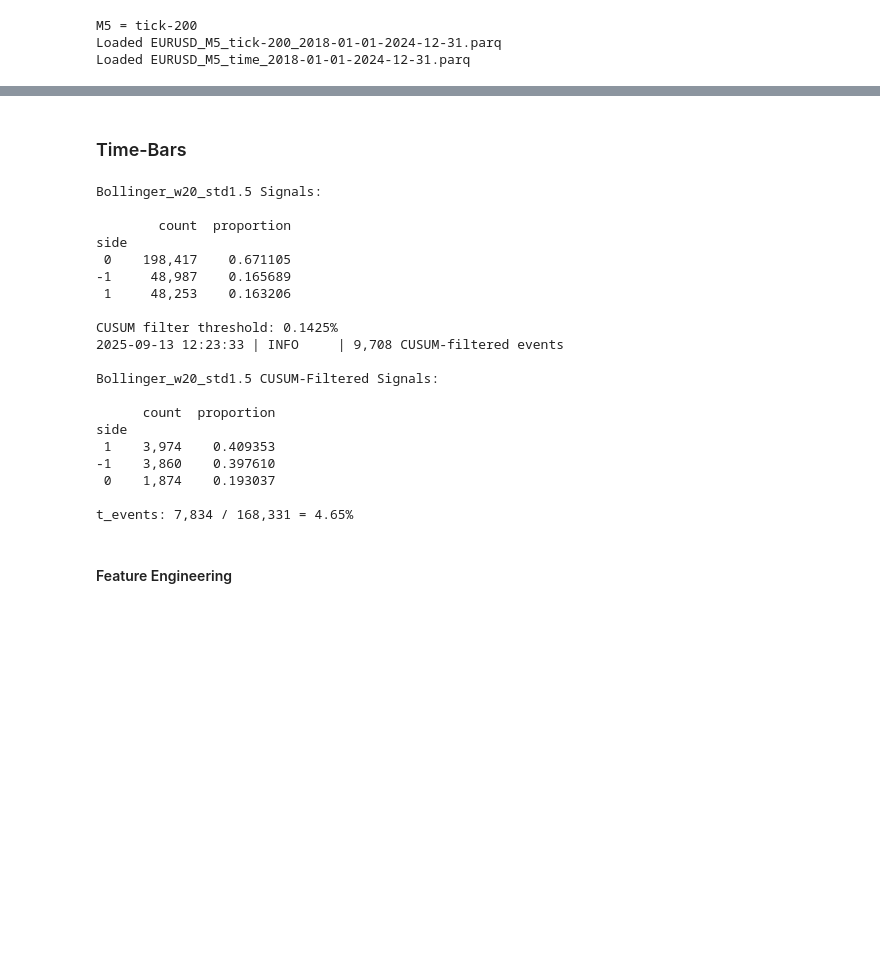
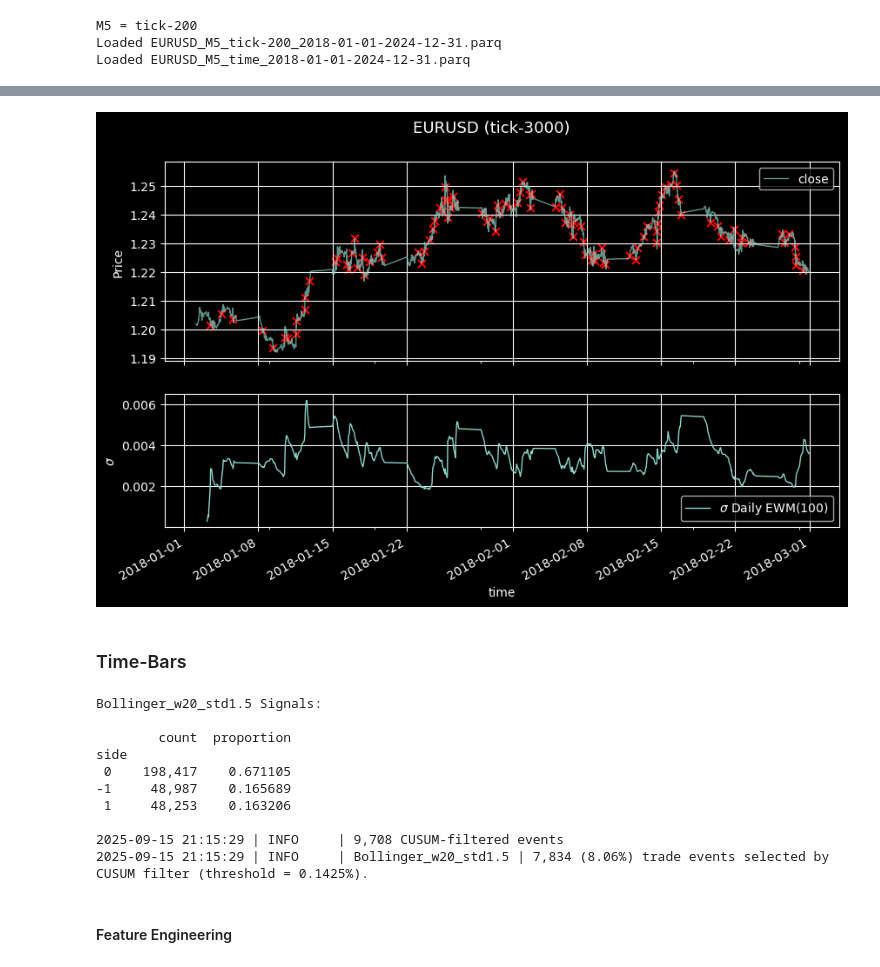
Before and after one commit to pnjoroge54/Machine-Learning-Blueprint, a Jupyter notebook: notebooks/Part_3-Labeling.ipynb, the cells around one changed output, grey strips where cells are left out. Cells and saved outputs as stored; diff of their text form; code cells hidden in the pictures; blank space fills up the shorter version.

```diff
--- a/notebooks/Part_3-Labeling.ipynb
+++ b/notebooks/Part_3-Labeling.ipynb
@@ -220,0 +246,14 @@ bb_vol_multiplier = 1
+# %%
+close_tick = df_tick_bars.close.loc[start:end]
+target_tick = get_daily_vol(close_tick, vol_lookback0)
+side, t_events_tick = get_entries(bb_strategy, df_tick_bars, filter_threshold=target_tick.mean())
+
+fig, ax = plt.subplots(2, 1, figsize=(10, 6), height_ratios=[3,2], sharex=True)
+
+close_tick.plot(ax=ax[0], legend=True, ylabel="Price", linewidth=1, grid=True, alpha=0.7)
+ax[0].scatter(t_events_tick, close_tick.reindex(t_events_tick), marker='x', color='red', s=40)
+target_tick.plot(ax=ax[1], legend=True, ylabel=r"$\sigma$", label=fr"$\sigma$ Daily EWM({vol_lookback0})", linewidth=1, grid=True)
+
+fig.suptitle(f"{symbol} ({f'tick-{df_tick_bars.tick_volume.iloc[0]}'})", fontsize=13)
+plt.subplots_adjust(top=0.9)
+# %% [output]
@@ -221,3 +262,4 @@ bb_vol_multiplier = 1
+[figure, added]
 # %% [markdown]
 ### Time-Bars
 # %%
@@ -233,16 +275,8 @@ vol_target = get_daily_vol(bb_df.close, vol_lookback) * bb_vol_multiplier
 close = bb_df.close
 
 thres = vol_target.mean()
-print(f"CUSUM filter threshold: {thres:.4%}")
+side, t_events = get_entries(bb_strategy, bb_df, filter_threshold=thres)
 
-t_events = cusum_filter(close, thres)
-N = bb_side[bb_side != 0].shape[0]
-
-print(f"\n{bb_strategy.get_strategy_name()} CUSUM-Filtered Signals:")
-value_counts_data(bb_side.reindex(t_events), verbose=True)
-
-t_events = t_events.intersection(bb_side[bb_side != 0].index)
-print(f"t_events: {t_events.size:,} / {N:,} = {t_events.size / N:.2%}")
 vertical_barriers = add_vertical_barrier(t_events, close, num_bars=bb_time_horizon)
 linear_decay = False
 # %% [output]
@@ -254,15 +288,5 @@ side
 -1     48,987    0.165689
  1     48,253    0.163206
 
-CUSUM filter threshold: 0.1425%
-2025-09-13 12:23:33 | INFO     | 9,708 CUSUM-filtered events
-
-Bollinger_w20_std1.5 CUSUM-Filtered Signals:
-
-      count  proportion
-side
- 1    3,974    0.409353
--1    3,860    0.397610
- 0    1,874    0.193037
-
-t_events: 7,834 / 168,331 = 4.65%
+2025-09-15 21:15:29 | INFO     | 9,708 CUSUM-filtered events
+2025-09-15 21:15:29 | INFO     | Bollinger_w20_std1.5 | 7,834 (8.06%) trade events selected by CUSUM filter (threshold = 0.1425%).
```
Also changed, not shown: parts of 36 cells of this notebook, 5 other files.
